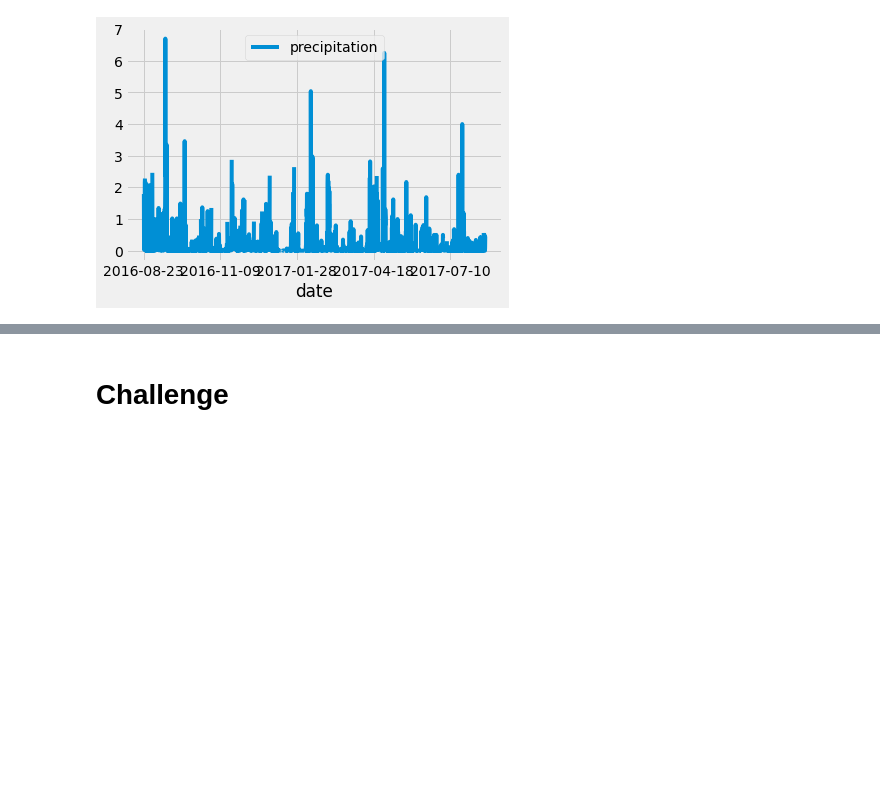
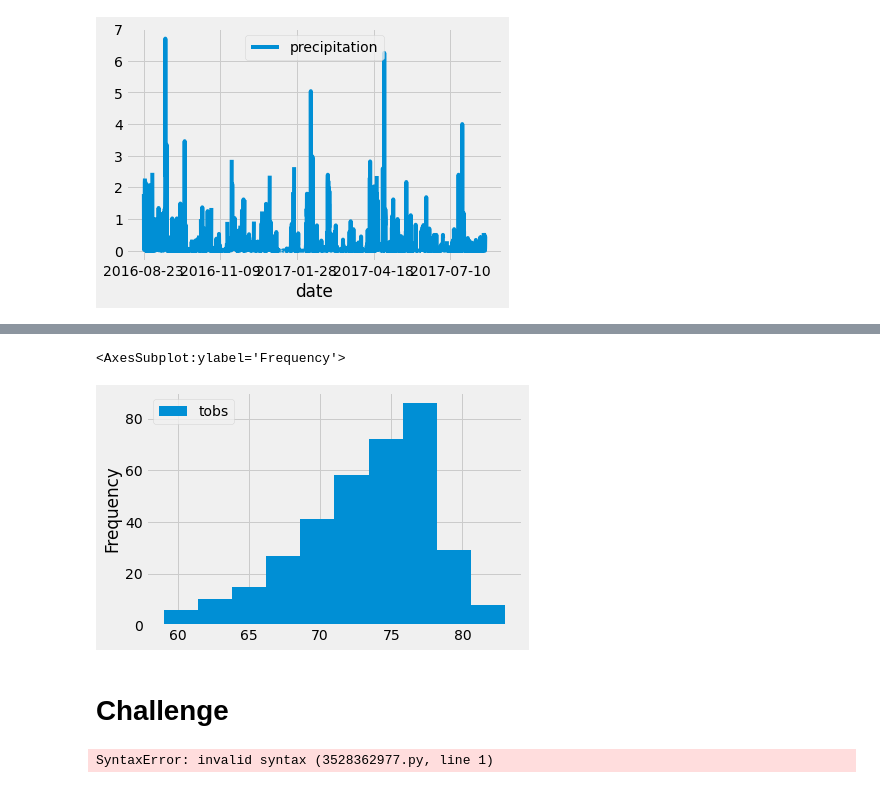
Before and after one commit to mquimi/Surfs-Up, a Jupyter notebook: climate_analysis.ipynb, the cells around one changed output, grey strips where cells are left out. Saved outputs shown, nothing was run; the diff lists cells and outputs as text; code cells hidden in the pictures; blank space fills up the shorter version.

```diff
--- a/climate_analysis.ipynb
+++ b/climate_analysis.ipynb
@@ -78,3 +146,10 @@ df.plot()
+# %%
+#plot the results as a histogram
+
+df.plot.hist(bins=10)
+# %% [output]
+<AxesSubplot:ylabel='Frequency'>
+[figure, added]
 # %%
 # Write a function called `calc_temps` that will accept start date and end date in the format '%Y-%m-%d'
 # and return the minimum, average, and maximum temperatures for that range of dates
@@ -82,0 +164,4 @@ df.plot()
+# %%
+export FLASK_APP=app.py
+# %% [output]
+SyntaxError: invalid syntax (3528362977.py, line 1)
```
Also changed, not shown: parts of 10 cells of this notebook, 2 other files.
